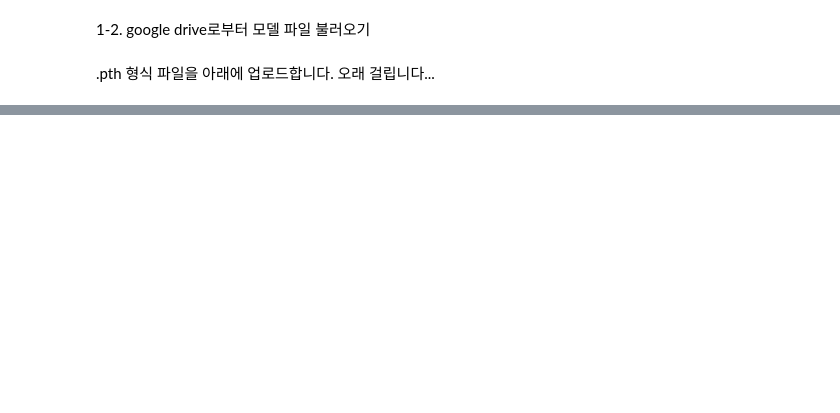
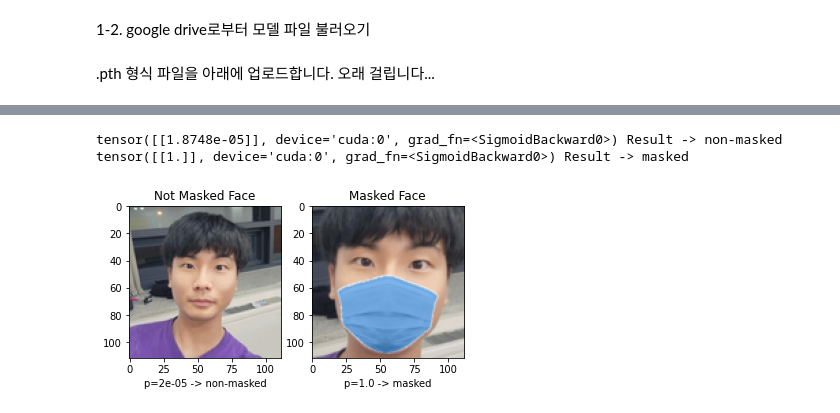
Before and after one commit to Gaon-Choi/Facial_Mask_Detection, a Jupyter notebook: eval.ipynb, the cells around one changed output, grey strips where cells are left out. Saved outputs shown, nothing was run; the diff lists cells and outputs as text; code cells hidden in the pictures; blank space fills up the shorter version.

```diff
--- a/eval.ipynb
+++ b/eval.ipynb
@@ -149,0 +127,45 @@ Text(0.5, 0, 'p=0.9427 -> masked')
+# %%
+from PIL import Image
+import matplotlib.pyplot as plt
+import numpy as np
+faces1 = Image.open('/content/drive/MyDrive/IC_PBL_Project_2019009261_GAONCHOI/face_image_0.jpg')
+faces2 = Image.open("/content/drive/MyDrive/IC_PBL_Project_2019009261_GAONCHOI/face_image_0_surgical.jpg")
+# %%
+convert_tensor = torchvision.transforms.Compose([
+transforms.Resize((112, 112)),
+transforms.ToTensor(),
+# transforms.Normalize(mean=[0.5033, 0.4229, 0.3915], std=[0.2870, 0.2535, 0.2684])
+])
+faces_1 = convert_tensor(faces1).float()
+faces_1 = np.expand_dims(faces_1, axis=0)
+faces_2 = convert_tensor(faces2).float()
+faces_2 = np.expand_dims(faces_2, axis=0)
+# %%
+faces_1 = torch.Tensor(faces_1).to(device)
+faces_2 = torch.Tensor(faces_2).to(device)
+# %%
+model.eval()
+faces1_output = torch.sigmoid(model(faces_1))
+faces2_output = torch.sigmoid(model(faces_2))
+
+print(faces1_output, "Result ->", result(faces1_output))
+print(faces2_output, "Result ->", result(faces2_output))
+
+str1 = 'p={p} -> {result}'.format(p=round(faces1_output.item(), 5), result=result(faces1_output))
+str2 = 'p={p} -> {result}'.format(p=round(faces2_output.item(), 5), result=result(faces2_output))
+# %% [output]
+tensor([[1.8748e-05]], device='cuda:0', grad_fn=<SigmoidBackward0>) Result -> non-masked
+tensor([[1.]], device='cuda:0', grad_fn=<SigmoidBackward0>) Result -> masked
+# %%
+plt.subplot(1, 2, 1)
+plt.title("Not Masked Face")
+plt.imshow(faces_1.cpu()[0].swapaxes(0, 1).swapaxes(1,2))
+plt.xlabel(str1)
+plt.subplot(1, 2, 2)
+plt.title("Masked Face")
+plt.imshow(faces_2.cpu()[0].swapaxes(0, 1).swapaxes(1,2))
+plt.xlabel(str2)
+# plt.savefig("result.png")
+plt.show()
+# %% [output]
+[figure, added]
```
Also changed, not shown: parts of 10 cells of this notebook, 2 other files.
